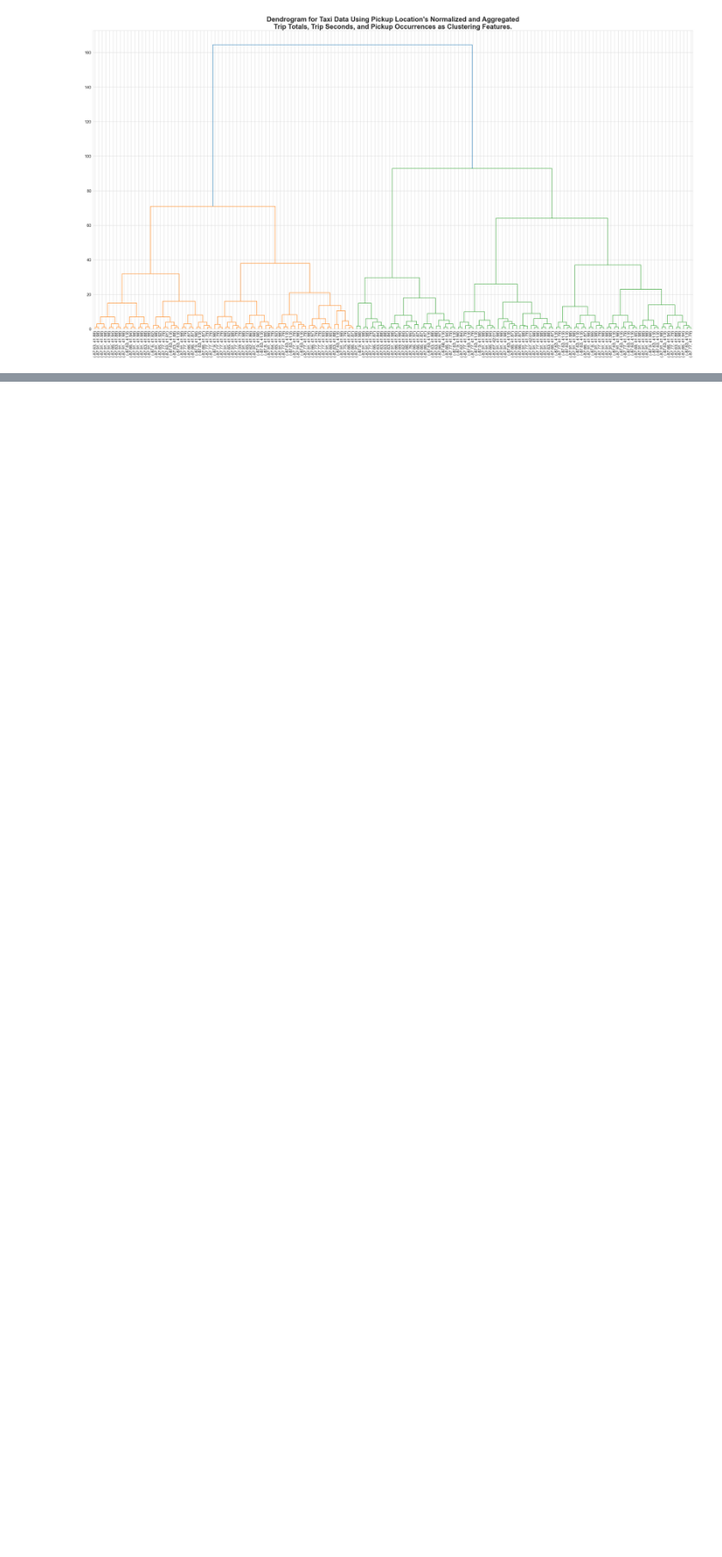
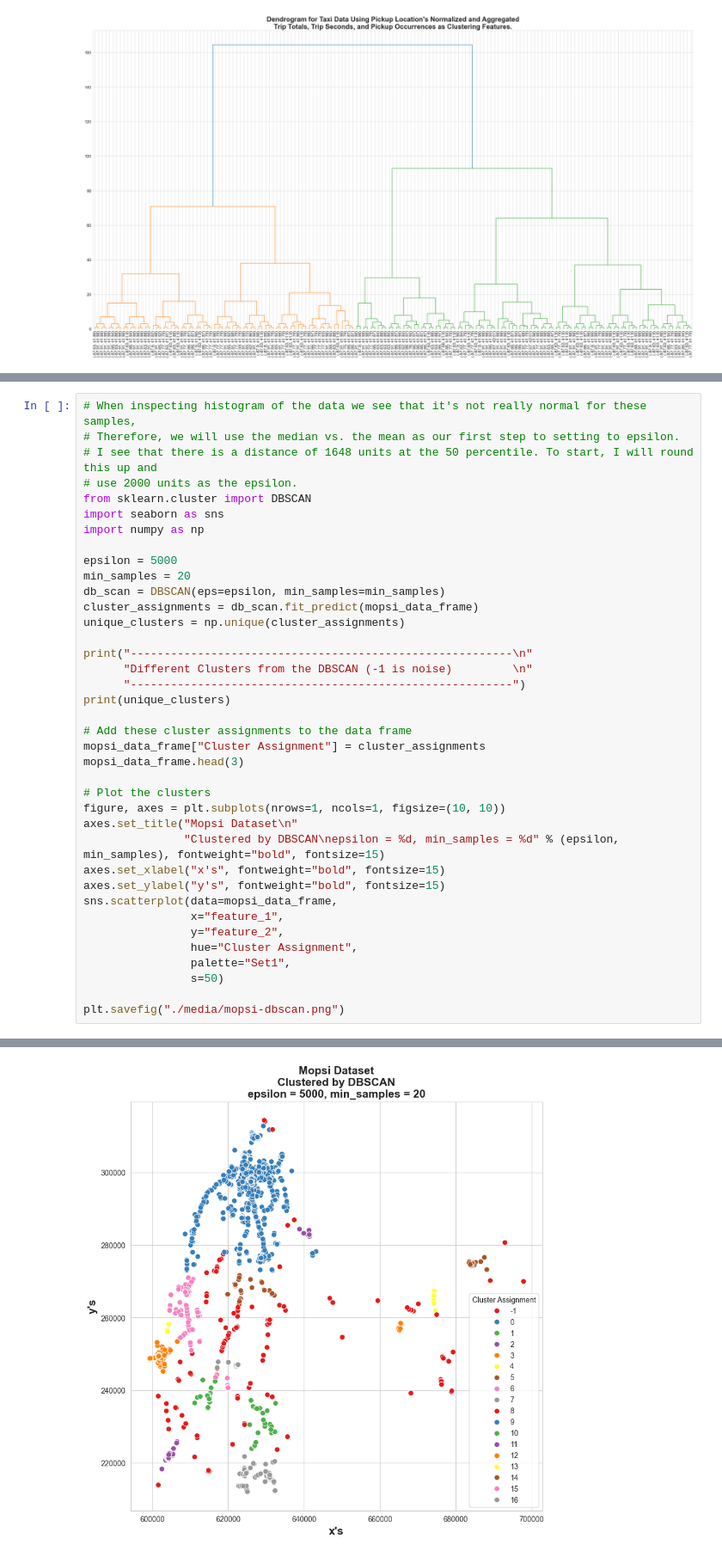
Before and after one commit to USFCA-CS663-Spring2024/kmeans-jaambat, a Jupyter notebook: Assignment 2 - Clustering.ipynb, the cells around one changed output, grey strips where cells are left out. Shown at 86% size. Saved outputs shown, nothing was run; the diff lists cells and outputs as text; blank space fills up the shorter version.

```diff
--- a/Assignment 2 - Clustering.ipynb
+++ b/Assignment 2 - Clustering.ipynb
@@ -416,0 +566,39 @@ plt.show()
+# %%
+# When inspecting histogram of the data we see that it's not really normal for these samples,
+# Therefore, we will use the median vs. the mean as our first step to setting to epsilon.
+# I see that there is a distance of 1648 units at the 50 percentile. To start, I will round this up and
+# use 2000 units as the epsilon.
+from sklearn.cluster import DBSCAN
+import seaborn as sns
+import numpy as np
+
+epsilon = 5000
+min_samples = 20
+db_scan = DBSCAN(eps=epsilon, min_samples=min_samples)
+cluster_assignments = db_scan.fit_predict(mopsi_data_frame)
+unique_clusters = np.unique(cluster_assignments)
+
+print("---------------------------------------------------------\n"
+      "Different Clusters from the DBSCAN (-1 is noise)         \n"
+      "---------------------------------------------------------")
+print(unique_clusters)
+
+# Add these cluster assignments to the data frame
+mopsi_data_frame["Cluster Assignment"] = cluster_assignments
+mopsi_data_frame.head(3)
+
+# Plot the clusters
+figure, axes = plt.subplots(nrows=1, ncols=1, figsize=(10, 10))
+axes.set_title("Mopsi Dataset\n"
+               "Clustered by DBSCAN\nepsilon = %d, min_samples = %d" % (epsilon, min_samples), fontweight="bold", fontsize=15)
+axes.set_xlabel("x's", fontweight="bold", fontsize=15)
+axes.set_ylabel("y's", fontweight="bold", fontsize=15)
+sns.scatterplot(data=mopsi_data_frame,
+                x="feature_1",
+                y="feature_2",
+                hue="Cluster Assignment",
+                palette="Set1",
+                s=50)
+
+plt.savefig("./media/mopsi-dbscan.png")
+# %% [output]
@@ -416,0 +609 @@ plt.show()
+[figure, added]
```
Also changed, not shown: parts of 10 cells of this notebook, 6 other files.
